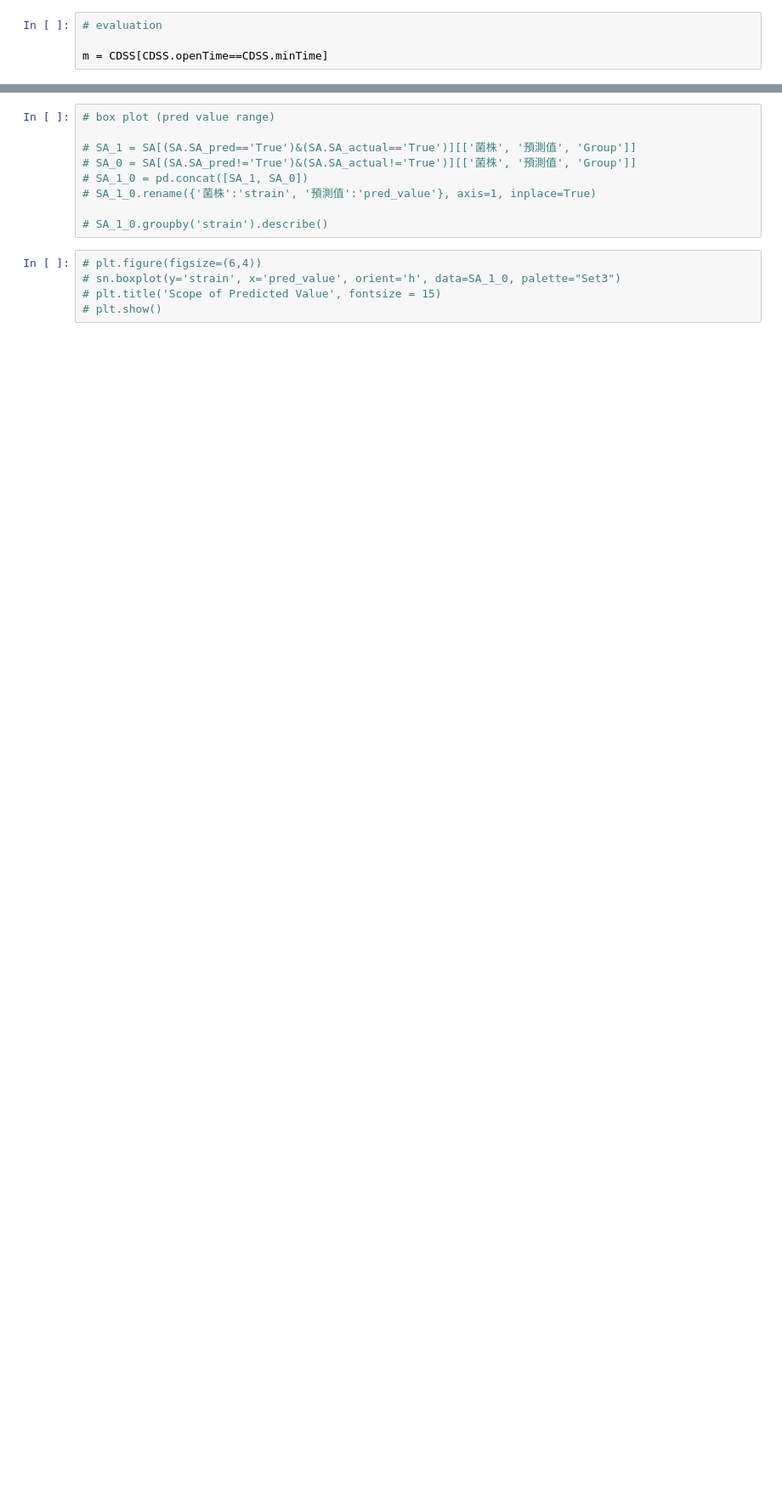
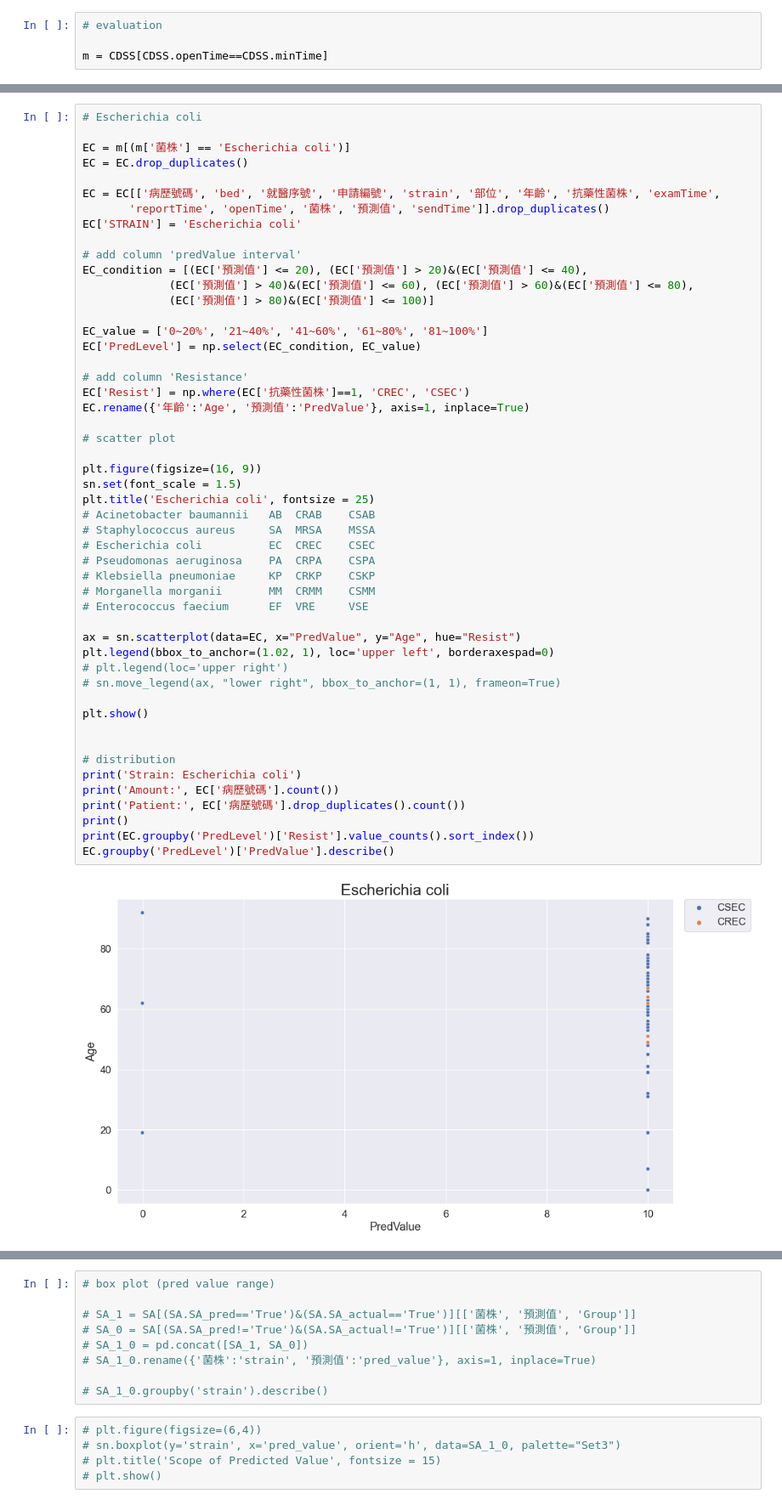
Before and after one commit to ChunWeiPeng/CMUH, a Jupyter notebook: CDSS_20220322.ipynb, the cells around one changed output, grey strips where cells are left out. Shown at 85% size. Saved outputs shown, nothing was run; the diff lists cells and outputs as text; blank space fills up the shorter version.

```diff
--- a/CDSS_20220322.ipynb
+++ b/CDSS_20220322.ipynb
@@ -76,0 +301,52 @@ SA.rename({'年齡':'Age', '預測值':'PredValue'}, axis=1, inplace=True)
+# %%
+# Escherichia coli
+
+EC = m[(m['菌株'] == 'Escherichia coli')]
+EC = EC.drop_duplicates()
+
+EC = EC[['病歷號碼', 'bed', '就醫序號', '申請編號', 'strain', '部位', '年齡', '抗藥性菌株', 'examTime',
+       'reportTime', 'openTime', '菌株', '預測值', 'sendTime']].drop_duplicates()
+EC['STRAIN'] = 'Escherichia coli'
+
+# add column 'predValue interval'
+EC_condition = [(EC['預測值'] <= 20), (EC['預測值'] > 20)&(EC['預測值'] <= 40),
+             (EC['預測值'] > 40)&(EC['預測值'] <= 60), (EC['預測值'] > 60)&(EC['預測值'] <= 80),
+             (EC['預測值'] > 80)&(EC['預測值'] <= 100)]
+
+EC_value = ['0~20%', '21~40%', '41~60%', '61~80%', '81~100%']
+EC['PredLevel'] = np.select(EC_condition, EC_value)
+
+# add column 'Resistance'
+EC['Resist'] = np.where(EC['抗藥性菌株']==1, 'CREC', 'CSEC')
+EC.rename({'年齡':'Age', '預測值':'PredValue'}, axis=1, inplace=True)
+
+# scatter plot
+
+plt.figure(figsize=(16, 9))
+sn.set(font_scale = 1.5)
+plt.title('Escherichia coli', fontsize = 25)
+# Acinetobacter baumannii   AB  CRAB    CSAB
+# Staphylococcus aureus     SA	MRSA	MSSA
+# Escherichia coli          EC	CREC	CSEC
+# Pseudomonas aeruginosa    PA	CRPA	CSPA
+# Klebsiella pneumoniae     KP	CRKP	CSKP
+# Morganella morganii       MM	CRMM	CSMM
+# Enterococcus faecium      EF	VRE		VSE
+
+ax = sn.scatterplot(data=EC, x="PredValue", y="Age", hue="Resist")
+plt.legend(bbox_to_anchor=(1.02, 1), loc='upper left', borderaxespad=0)
+# plt.legend(loc='upper right')
+# sn.move_legend(ax, "lower right", bbox_to_anchor=(1, 1), frameon=True)
+
+plt.show()
+
+
+# distribution
+print('Strain: Escherichia coli')
+print('Amount:', EC['病歷號碼'].count())
+print('Patient:', EC['病歷號碼'].drop_duplicates().count())
+print()
+print(EC.groupby('PredLevel')['Resist'].value_counts().sort_index())
+EC.groupby('PredLevel')['PredValue'].describe()
+# %% [output]
+[figure, added]
```
Also changed, not shown: parts of 45 cells of this notebook, 3 other files.
